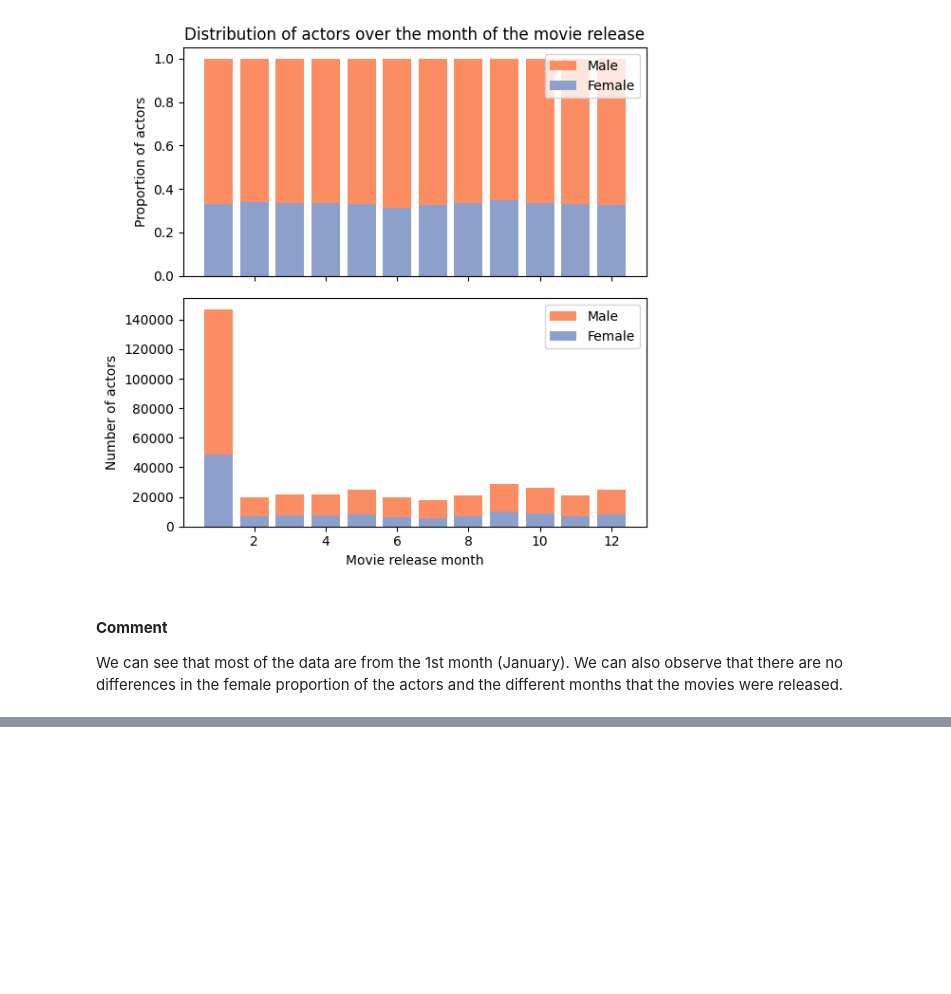
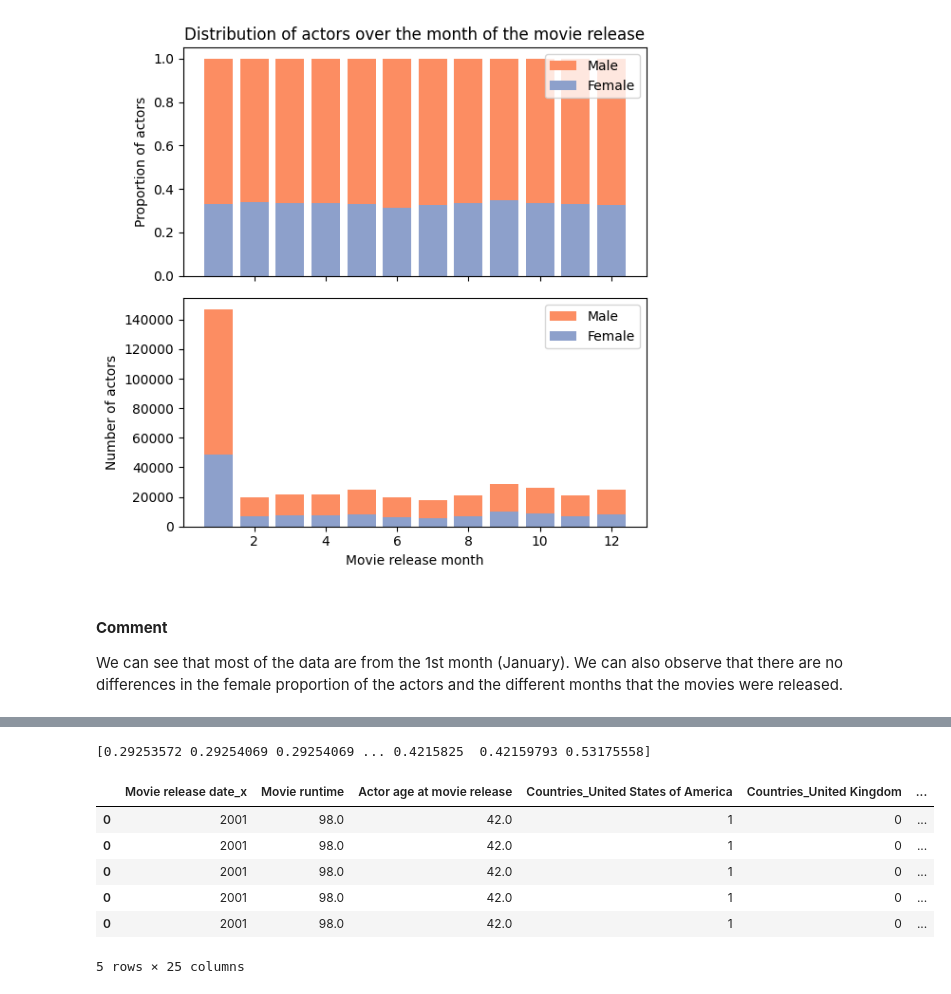
Before and after one commit to aristo6253/CS-401-ADAknow-Milestone2, a Jupyter notebook: Gender_analysis_movie_char.ipynb, the cells around one changed output, grey strips where cells are left out. Cells and saved outputs as stored; diff of their text form; code cells hidden in the pictures; blank space fills up the shorter version.

```diff
--- a/Gender_analysis_movie_char.ipynb
+++ b/Gender_analysis_movie_char.ipynb
@@ -650,0 +745,25 @@ We can see that most of the data are from the 1st month (January). We can also o
+# %%
+# Fit a logistic regression model to estimate propensity scores
+model = LogisticRegression()
+model.fit(df_propensity_dummy_features_top_10, df_propensity_dummy_target)
+
+# Get the predicted propensity scores for the synthetic data
+propensity_scores = model.predict_proba(df_propensity_dummy_features_top_10)[:, 1]
+
+
+# Display the first few rows of the data with propensity scores and gender indicator
+print(propensity_scores)
+
+# Add propensity scores and gender indicator to the data
+df_propensity_scores = pd.concat([df_propensity_dummy_features_top_10, df_propensity_dummy_target], axis=1)
+df_propensity_scores['propensity_score'] = propensity_scores
+df_propensity_scores.head()
+# %% [output]
+[0.29253572 0.29254069 0.29254069 ... 0.4215825  0.42159793 0.53175558]
+|  | Movie release date_x | Movie runtime | Actor age at movie release | Countries_United States of America | Countries_United Kingdom | ... |
+| 0 | 2001 | 98.0 | 42.0 | 1 | 0 | ... |
+| 0 | 2001 | 98.0 | 42.0 | 1 | 0 | ... |
+| 0 | 2001 | 98.0 | 42.0 | 1 | 0 | ... |
+| 0 | 2001 | 98.0 | 42.0 | 1 | 0 | ... |
+| 0 | 2001 | 98.0 | 42.0 | 1 | 0 | ... |
+5 rows × 25 columns
```
Also changed, not shown: parts of 17 cells of this notebook.
